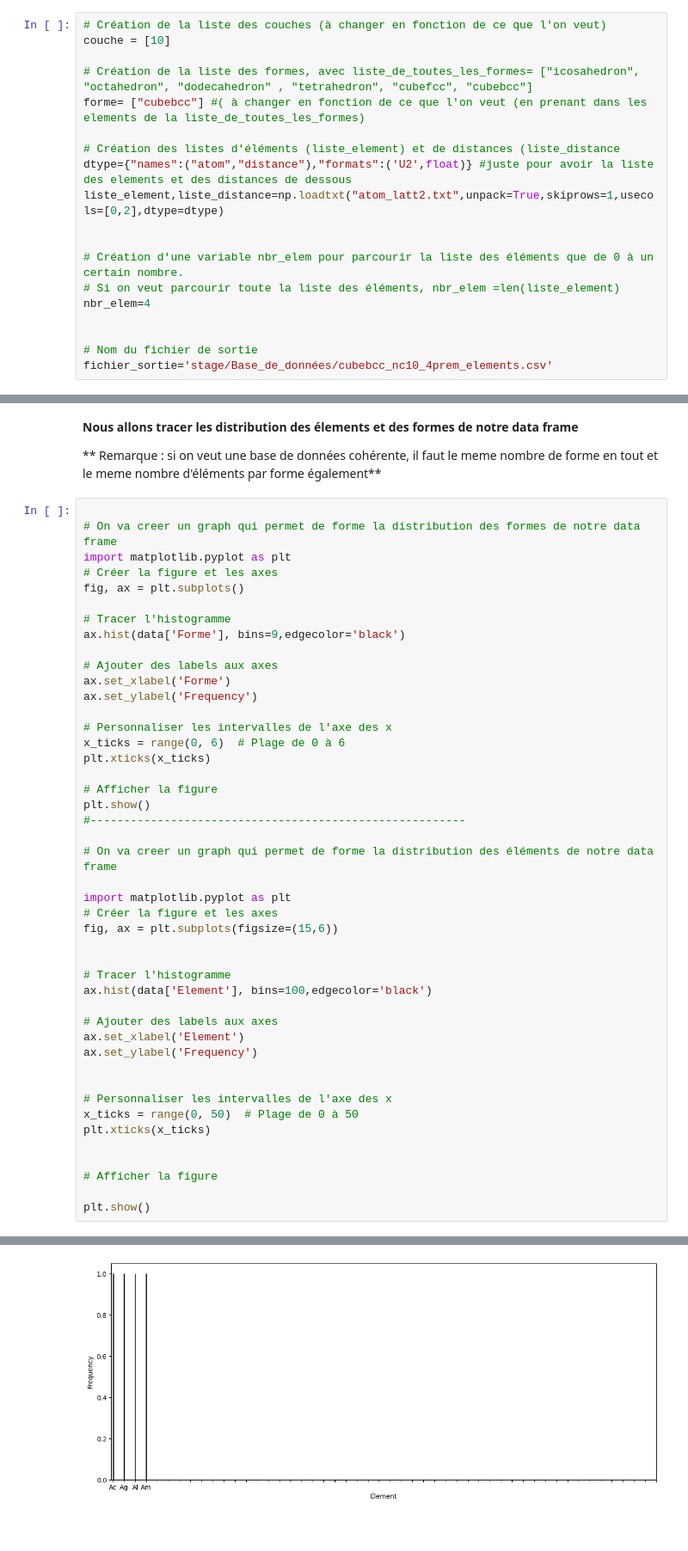
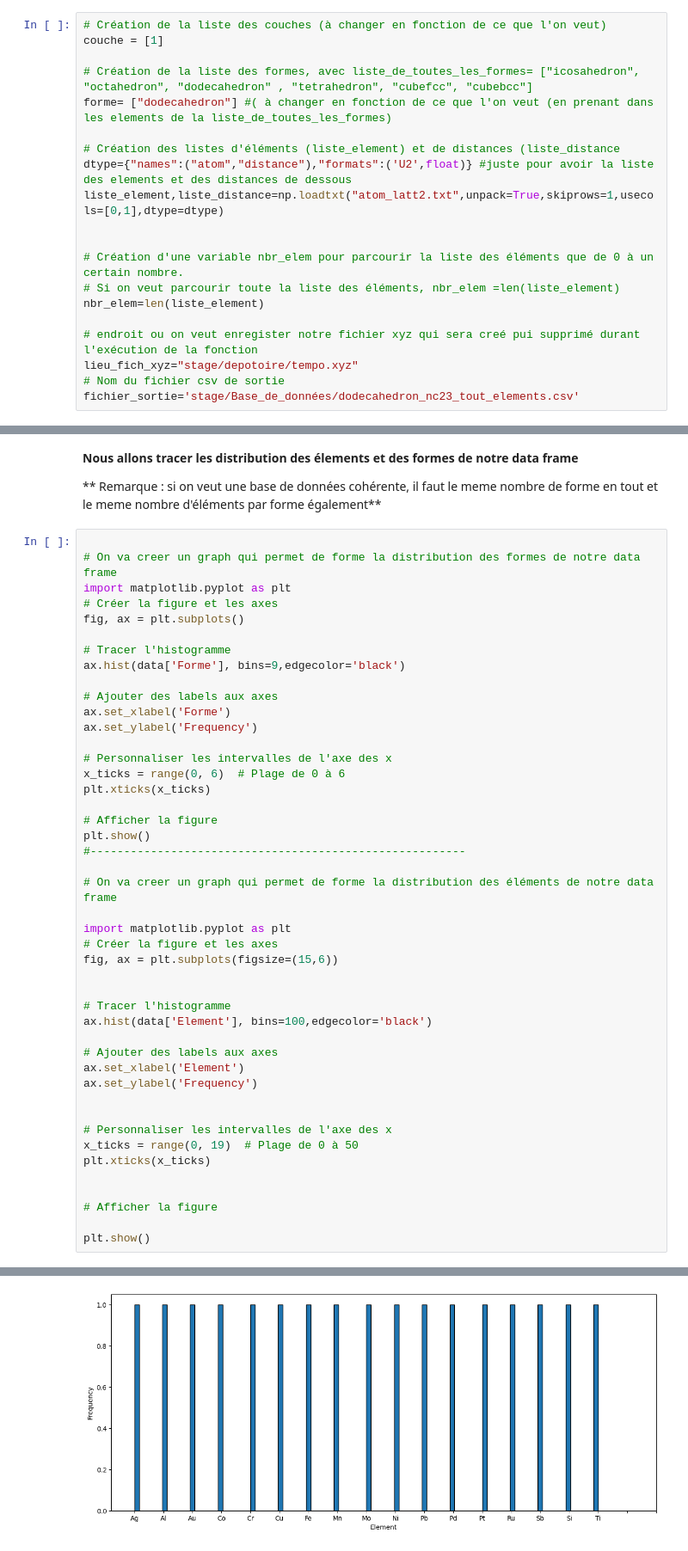
Before and after one commit to scayez/Projet_SAXS_WAXS_IA, a Jupyter notebook: script_shape_platonic.ipynb, the cells around one changed output, grey strips where cells are left out. Shown at 86% size. Drawn from its saved outputs; the diff is of its cells as text.

```diff
--- a/script_shape_platonic.ipynb
+++ b/script_shape_platonic.ipynb
@@ -173,23 +176,24 @@ def fonction_gestion_dataframe_shapes_platonic(element,forme,distance,couche):
 **Variables à changer pour les utilisateurs**
 # %%
 # Création de la liste des couches (à changer en fonction de ce que l'on veut)
-couche = [10]
+couche = [1]
 
 # Création de la liste des formes, avec liste_de_toutes_les_formes= ["icosahedron", "octahedron", "dodecahedron" , "tetrahedron", "cubefcc", "cubebcc"]
-forme= ["cubebcc"] #( à changer en fonction de ce que l'on veut (en prenant dans les elements de la liste_de_toutes_les_formes)
+forme= ["dodecahedron"] #( à changer en fonction de ce que l'on veut (en prenant dans les elements de la liste_de_toutes_les_formes)
 
 # Création des listes d'éléments (liste_element) et de distances (liste_distance
 dtype={"names":("atom","distance"),"formats":('U2',float)} #juste pour avoir la liste des elements et des distances de dessous
-liste_element,liste_distance=np.loadtxt("atom_latt2.txt",unpack=True,skiprows=1,usecols=[0,2],dtype=dtype)
+liste_element,liste_distance=np.loadtxt("atom_latt2.txt",unpack=True,skiprows=1,usecols=[0,1],dtype=dtype)
 
 
 # Création d'une variable nbr_elem pour parcourir la liste des éléments que de 0 à un certain nombre.
 # Si on veut parcourir toute la liste des éléments, nbr_elem =len(liste_element)
-nbr_elem=4
+nbr_elem=len(liste_element)
 
-
-# Nom du fichier de sortie
-fichier_sortie='stage/Base_de_données/cubebcc_nc10_4prem_elements.csv'
+# endroit ou on veut enregister notre fichier xyz qui sera creé pui supprimé durant l'exécution de la fonction
+lieu_fich_xyz="stage/depotoire/tempo.xyz"
+# Nom du fichier csv de sortie
+fichier_sortie='stage/Base_de_données/dodecahedron_nc23_tout_elements.csv'
 # %% [markdown]
 **On effectue la concaténation**
 # %%
@@ -307,7 +317,7 @@ ax.set_ylabel('Frequency')
 
 
 # Personnaliser les intervalles de l'axe des x
-x_ticks = range(0, 50)  # Plage de 0 à 50
+x_ticks = range(0, 19)  # Plage de 0 à 50
 plt.xticks(x_ticks)
 
 
@@ -319 +329 @@ plt.show()
-[figure, old version]
+[figure, new version]
```
Also changed, not shown: parts of 5 cells of this notebook.
